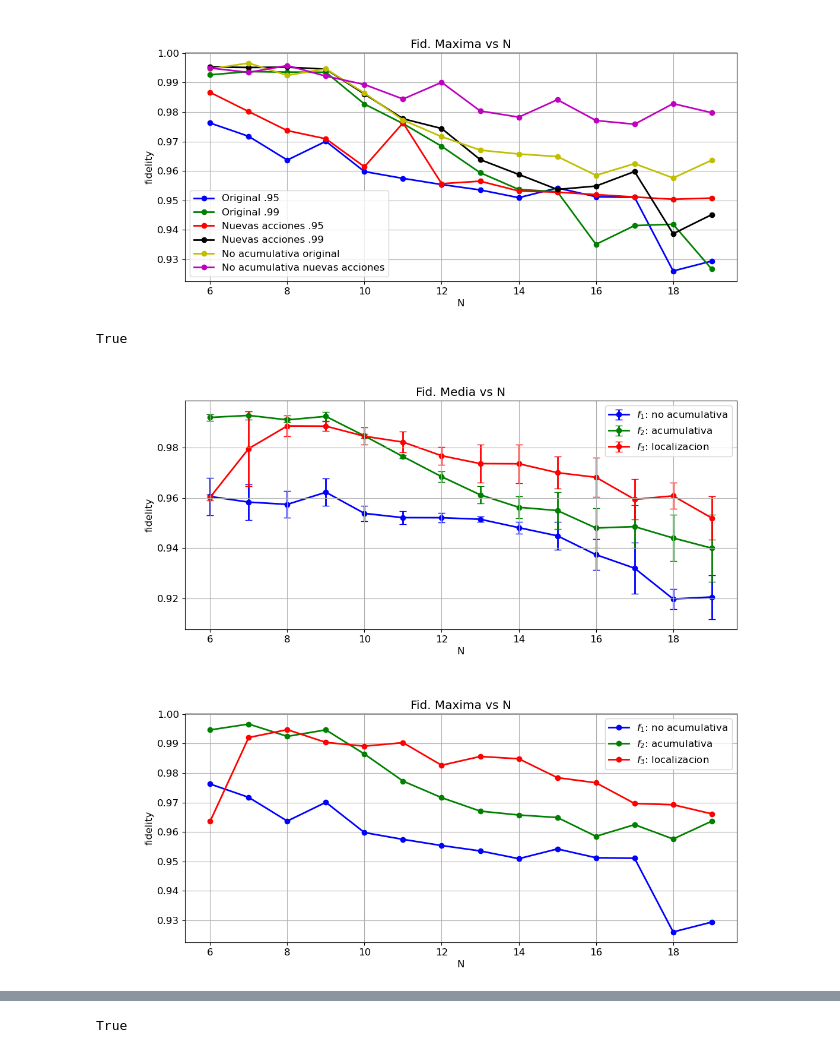
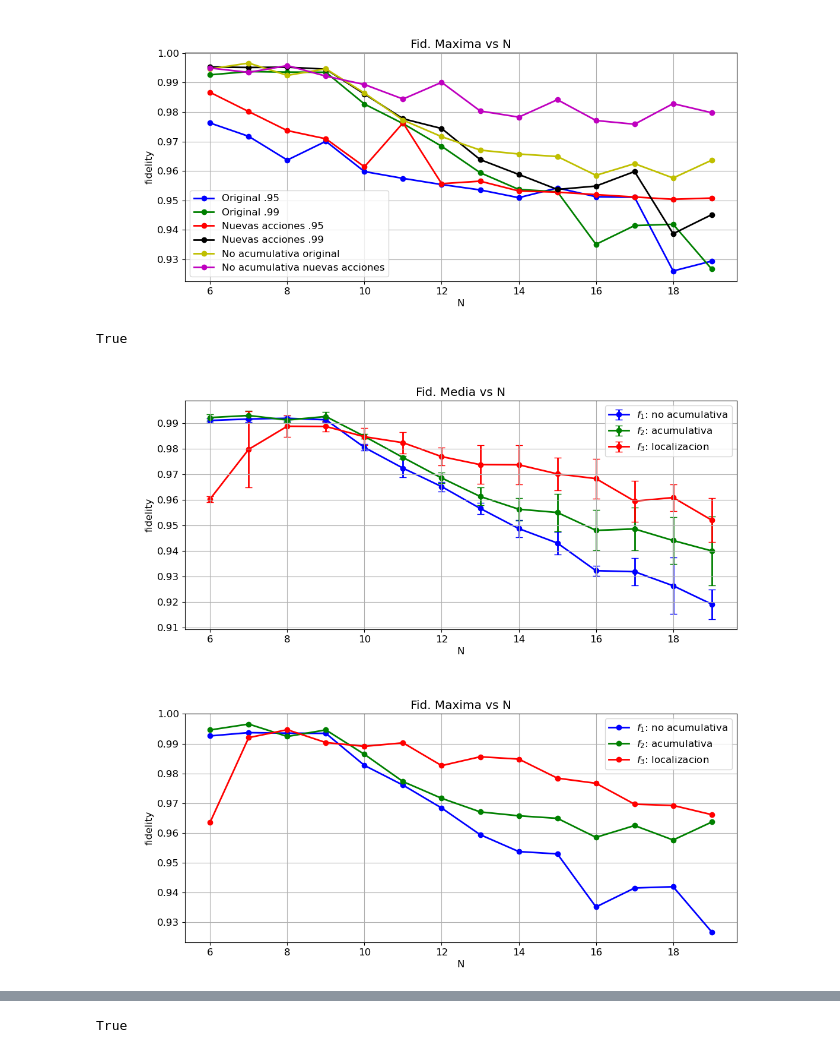
Before and after one commit to sofips/dynamic_ga, a Jupyter notebook: test.ipynb, the cells around one changed output, grey strips where cells are left out. Drawn from its saved outputs; the diff is of its cells as text; code cells hidden in the pictures.

```diff
--- a/test.ipynb
+++ b/test.ipynb
@@ -220,12 +241,12 @@ True
 [figure]
 # %%
 
-compare_mean([original_version,no_acc_original,lb_df],title= 'Fid. Media vs N', attribute= 'fidelity',labels=['$f_1$: no acumulativa', '$f_2$: acumulativa', '$f_3$: localizacion'])
-compare_maxmin([original_version,no_acc_original,lb_df],title= 'Fid. Maxima vs N', attribute= 'fidelity',labels=['$f_1$: no acumulativa', '$f_2$: acumulativa', '$f_3$: localizacion'])
+compare_mean([original_version_ht,no_acc_original,lb_df],title= 'Fid. Media vs N', attribute= 'fidelity',labels=['$f_1$: no acumulativa', '$f_2$: acumulativa', '$f_3$: localizacion'])
+compare_maxmin([original_version_ht,no_acc_original,lb_df],title= 'Fid. Maxima vs N', attribute= 'fidelity',labels=['$f_1$: no acumulativa', '$f_2$: acumulativa', '$f_3$: localizacion'])
 
 
 #plt.plot(data['dimension'],3*data['dimension'])
 # %% [output]
 True
-[figure, old version]
+[figure, new version]
-[figure, old version]
+[figure, new version]
```
Also changed, not shown: parts of 7 cells of this notebook, 6 other files.
